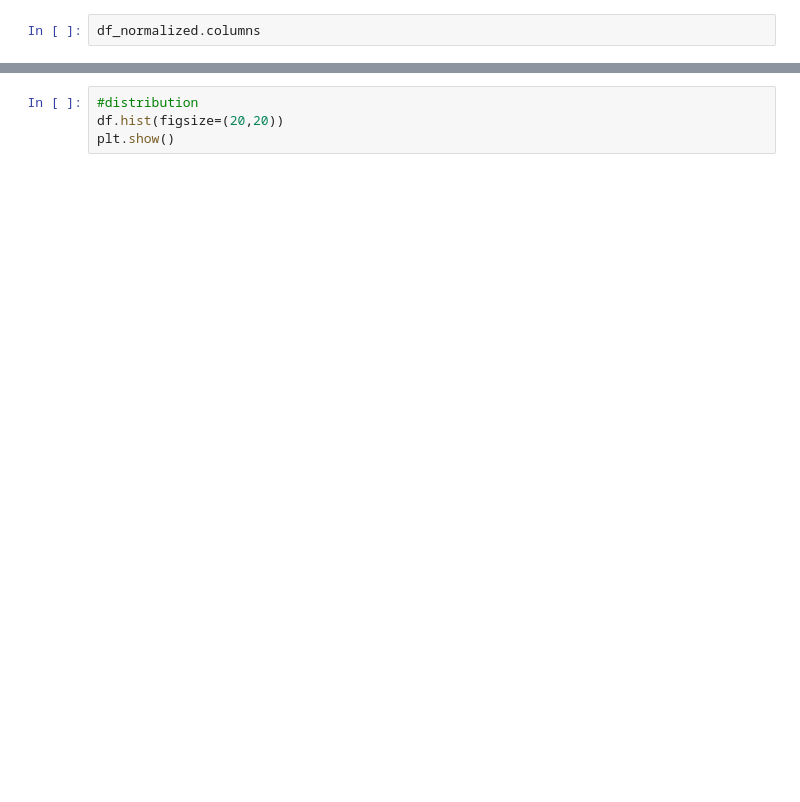
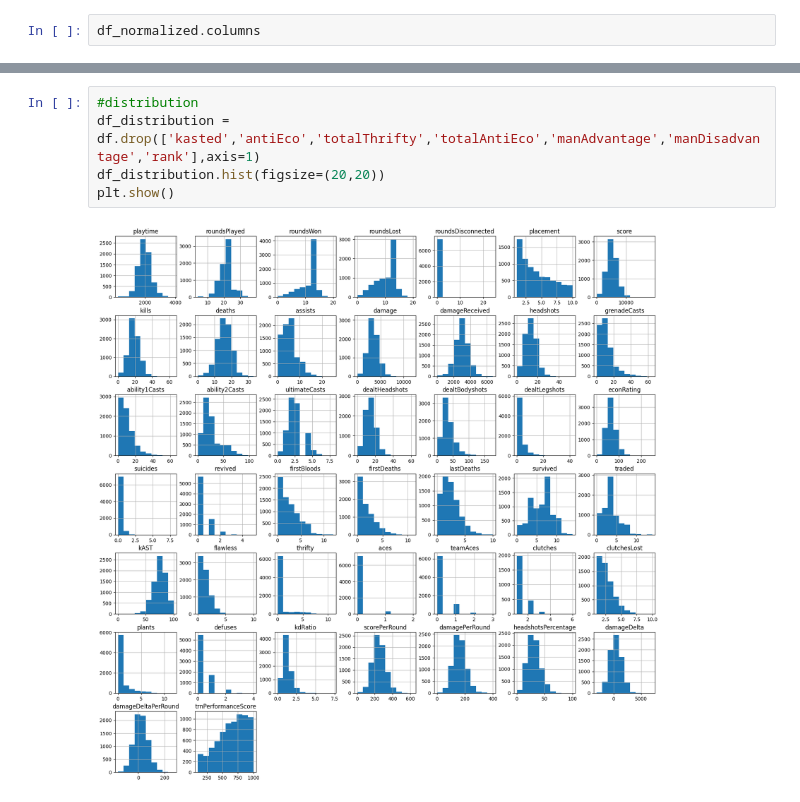
Before and after one commit to Himrese/GE2324_GP9, a Jupyter notebook: kahunghe_Vtest_note_book.ipynb, the cells around one changed output, grey strips where cells are left out. Drawn from its saved outputs; the diff is of its cells as text; blank space fills up the shorter version.

```diff
--- a/kahunghe_Vtest_note_book.ipynb
+++ b/kahunghe_Vtest_note_book.ipynb
@@ -567,4 +566,7 @@ sns.heatmap(df_corr.corr()[['deaths']],annot=True)
 # %%
 #distribution
-df.hist(figsize=(20,20))
+df_distribution = df.drop(['kasted','antiEco','totalThrifty','totalAntiEco','manAdvantage','manDisadvantage','rank'],axis=1)
+df_distribution.hist(figsize=(20,20))
 plt.show()
+# %% [output]
+[figure, added]
```
Also changed, not shown: parts of 5 cells of this notebook, 1 other file.
